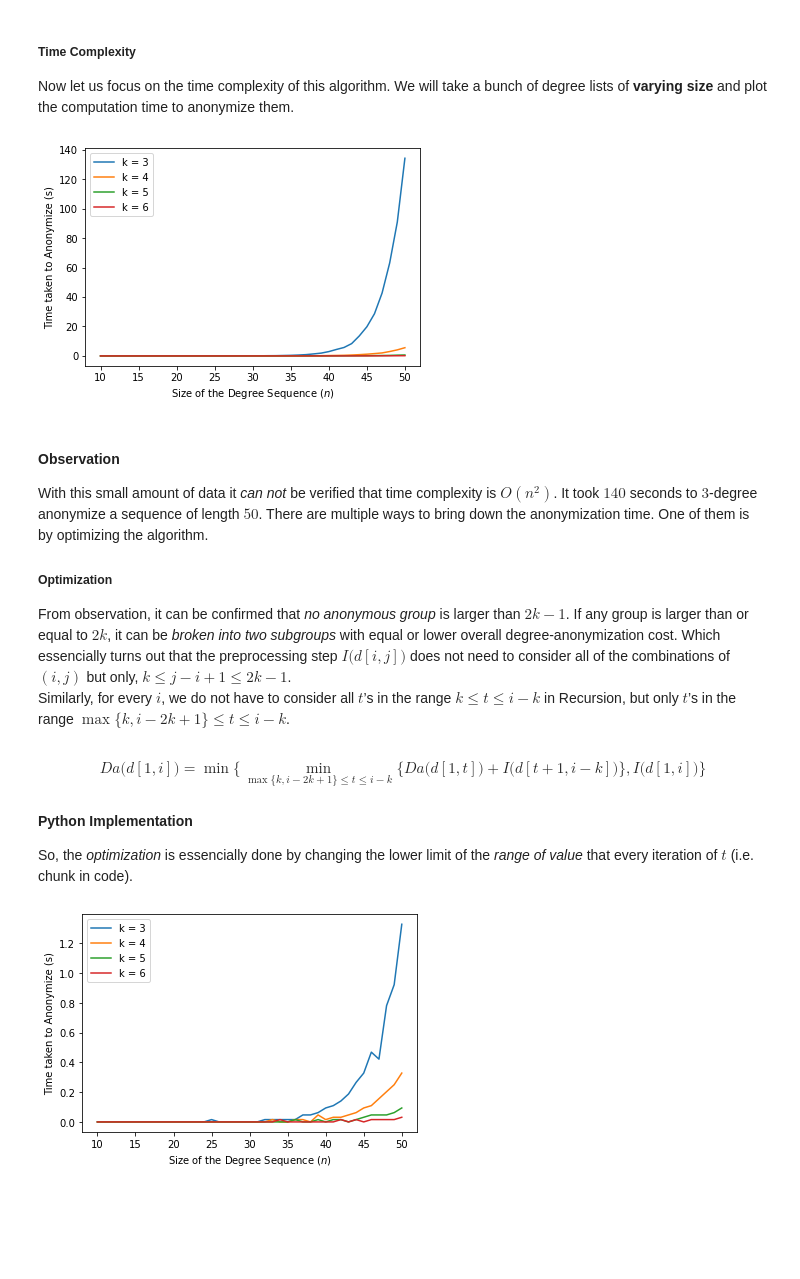
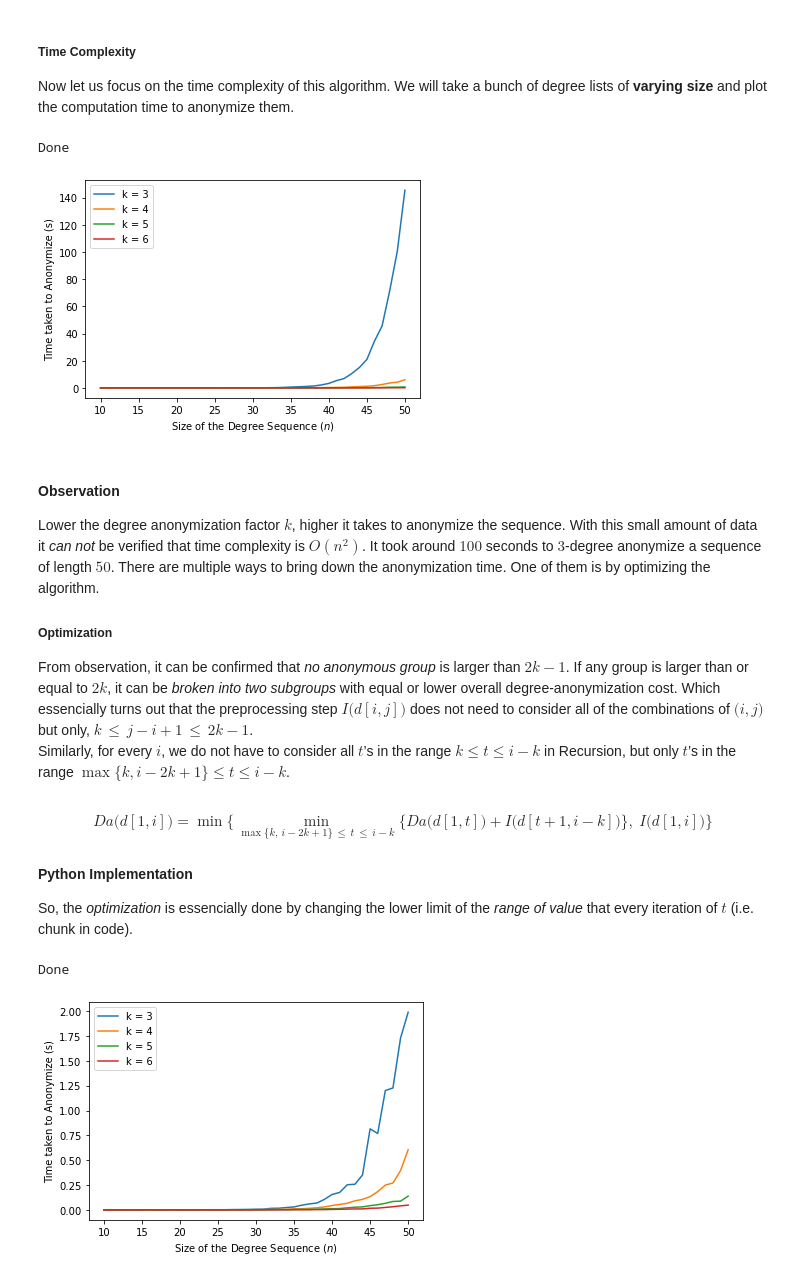
Before and after one commit to sahityacodes/graphAnonymization, a Jupyter notebook: graph_anonymization_documentation.ipynb, the cells around one changed output. Drawn from its saved outputs; the diff is of its cells as text; code cells hidden in the pictures; blank space fills up the shorter version.

```diff
--- a/graph_anonymization_documentation.ipynb
+++ b/graph_anonymization_documentation.ipynb
@@ -154,12 +193,14 @@ Now, we will *define a function* to generate degree sequence of *desired* length
 import numpy as np
 from numpy import random
 
-def generateDegreeSequence(length, lowest_value = 1, highest_value = None):
+# Given a length this function will output a degree sequence.
+# Additionally it is also possible to mention the highest and athe lowest degree
+def generateDegreeSequence(length, lowest_degree = 1, highest_degree = None):
 
-    if highest_value == None:
-        highest_value = length
+    if highest_degree == None:
+        highest_degree = length
 
-    degree_list = random.randint(high = highest_value+1, low = lowest_value, size=length)
+    degree_list = random.randint(high = highest_degree+1, low = lowest_degree, size=length)
     degree_sequence = np.sort(degree_list)[::-1]
     return degree_sequence.tolist()
 # %% [markdown]
@@ -166,8 +208,8 @@ def generateDegreeSequence(length, lowest_value = 1, highest_value = None):
 Now let's generate a degree sequence and check our dynamic programing graph anonymization algorithm.
 # %%
 k = random.randint(low=3, high=10)
-degree_sequence = generateDegreeSequence(20, lowest_value = 1, highest_value = 15)
-print("Original Sequence: {}".format(degree_sequence))
+degree_sequence = generateDegreeSequence(20, lowest_degree = 1, highest_degree = 15)
+print("Not Anonymized Sequence: {}".format(degree_sequence))
 anonymization_cost, anonymized_sequence = dynamicPrograming(k, degree_sequence)
 print("{}-Anonymized Sequence:{}".format(k, anonymized_sequence))
 print("Anonymization Cost = {}".format(anonymization_cost))
@@ -188,34 +230,43 @@ for k in range(3, 7):
 
     for size in range(10, 51):
         degree_sequence = generateDegreeSequence(size) # Generates the degree sequence
-        start_timer = time.process_time()               # start timer
+        start_timer = time.time()               # start timer
         dynamicPrograming(k, degree_sequence)  # Algorithm called for observation
-        end_timer = time.process_time() # stop timer
+        end_timer = time.time() # stop timer
         time_taken = end_timer - start_timer
 
         size_of_sequence.append(size)        # stores the size^(2) of a degree sequence
         performance.append(time_taken)       # stores the time taken by the algorithm for that degree sequence
 
+        # Shell Massage
+        print('{}-Degree Anonymizing Sequence of length {}. Please wait ...'.format(k, size), end='\r', flush=True)
+
     plt.plot(size_of_sequence, performance, label='k = {}'.format(k))
 
+
+print('{}\r'.format('Done'+' '*100)) # Clearing Shell Message
 plt.xlabel("Size of the Degree Sequence ($n$)")
 plt.ylabel("Time taken to Anonymize (s)")
 plt.legend()
 plt.show()
 # %% [output]
+Done
-[figure, old version]
+[figure, new version]
 # %% [markdown]
 #### Observation
-With this small amount of data it *can not* be verified that time complexity is $O(n^{2})$. It took $140$ seconds to $3$-degree anonymize a sequence of length $50$. There are multiple ways to bring down the anonymization time. One of them is by optimizing the algorithm.
+Lower the degree anonymization factor $k$, higher it takes to anonymize the sequence. With this small amount of data it *can not* be verified that time complexity is $O(n^{2})$. It took around $100$ seconds to $3$-degree anonymize a sequence of length $50$. There are multiple ways to bring down the anonymization time. One of them is by optimizing the algorithm.
 
 ##### Optimization
-From observation, it can be confirmed that *no anonymous group* is larger than $2k − 1$. If any group is larger than or equal to $2k$, it can be *broken into two subgroups* with equal or lower overall degree-anonymization cost. Which essencially turns out that the preprocessing step $I\big(d[i,j]\big)$ does not need to consider all of the combinations of $(i,j)$ but only, $k \le j-i+1 \le 2k-1$.
+From observation, it can be confirmed that *no anonymous group* is larger than $2k − 1$. If any group is larger than or equal to $2k$, it can be *broken into two subgroups* with equal or lower overall degree-anonymization cost. Which essencially turns out that the preprocessing step $I\big(d[i,j]\big)$ does not need to consider all of the combinations of $\big(i,j\big)$ but only, $k \, \le \, j-i+1 \, \le \, 2k-1$.
 <br>
 Similarly, for every $i$, we do not have to consider all $t$’s in the range $k \le t \le i − k$ in Recursion, but only $t$’s in the range $\max\big\{k, i − 2k + 1\big\} \le t \le i − k$.
 <br>
 <br>
-$$Da\big(d[1, i]\big) = \min\bigg\{ \min_{\max\{k, i − 2k + 1\} \le t \le i − k}\Big\{Da\big(d[1, t]\big)+I\big(d[t+1, i-k]\big)\Big\} , I\big(d[1, i]\big)\bigg\}$$
-
+$$
+\begin{equation}
+Da\big(d[1, i]\big) = \min\bigg\{ \min_{\max\{k, \, i − 2k + 1\} \, \le \, t \,  \le \, i − k}\Big\{Da\big(d[1, t]\big)+I\big(d[t+1, i-k]\big)\Big\}, \; I\big(d[1, i]\big)\bigg\}
+\end{equation}
+$$
 
 #### Python Implementation
 So, the *optimization* is essencially done by changing the lower limit of the *range of value* that every iteration of $t$ (i.e. chunk in code).
@@ -249,25 +300,33 @@ def optimizedDynamicPrograming(k, degree_sequence):
 # %%
 for k in range(3, 7):
     size_of_sequence = list()
     performance = list()
 
     for size in range(10, 51):
         degree_sequence = generateDegreeSequence(size)
-        start_timer = time.process_time()
+        start_timer = time.time()
         optimizedDynamicPrograming(k, degree_sequence)
-        end_timer = time.process_time()
+        end_timer = time.time()
         time_taken = end_timer - start_timer
 
         size_of_sequence.append(size)
         performance.append(time_taken)
 
+        # Shell Message
+        print('{}-Degree Anonymizing Sequence of length {}. Please wait ...'.format(k, size), end='\r', flush=True)
+
+
     plt.plot(size_of_sequence, performance, label='k = {}'.format(k))
+
+
+print('{}\r'.format('Done' + ' '*100)) # Clearing Shell Message
 
 plt.xlabel("Size of the Degree Sequence ($n$)")
 plt.ylabel("Time taken to Anonymize (s)")
 plt.legend()
 plt.show()
 # %% [output]
+Done
-[figure, old version]
+[figure, new version]
 # %% [markdown]
 #### Observation
```
Also changed, not shown: parts of 30 cells of this notebook, 1 other file.
